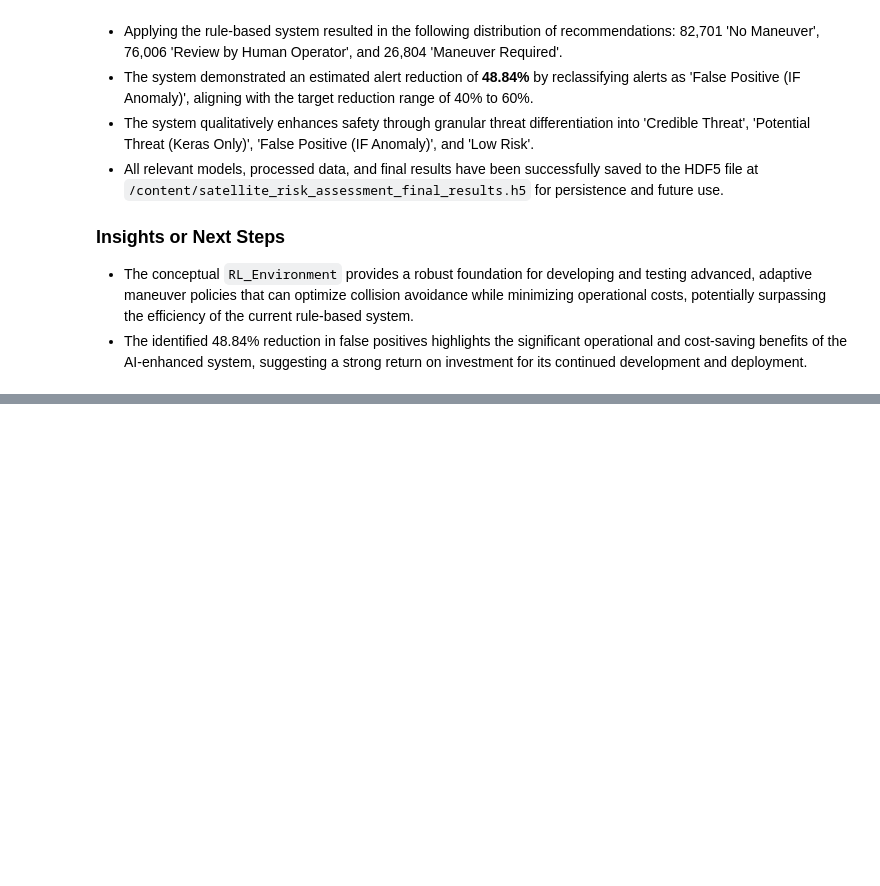
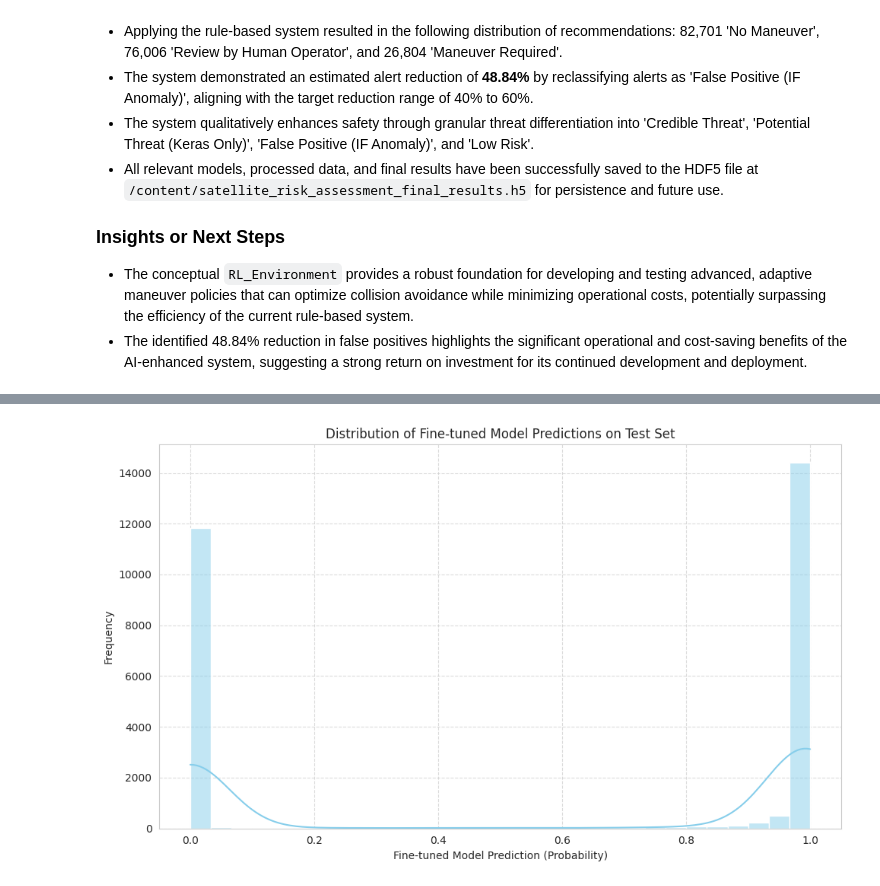
Before and after one commit to ayaemad10/Arduino_Robotics, a Jupyter notebook: Secound_Model_Conjuntion.ipynb, the cells around one changed output, grey strips where cells are left out. Cells and saved outputs as stored; diff of their text form; code cells hidden in the pictures; blank space fills up the shorter version.

```diff
--- a/Secound_Model_Conjuntion.ipynb
+++ b/Secound_Model_Conjuntion.ipynb
@@ -1031,0 +1011,24 @@ The AI-enhanced decision support system provides a comprehensive approach to sat
+# %%
+from sklearn.model_selection import train_test_split
+
+# For this demonstration, let's consider a simplified feature set (X) and a target (y).
+# We'll use the features previously selected for Isolation Forest and the fine_tuned_model_prediction as a pseudo-target.
+
+# Define features (X) - using scaled features for consistency with previous steps
+X = scaled_features_df
+# Define target (y) - using the Keras model's prediction as an example target for splitting demonstration
+y = df['fine_tuned_model_prediction']
+
+# First, split into training (70%) and a temporary set (30%)
+X_train, X_temp, y_train, y_temp = train_test_split(X, y, test_size=0.3, random_state=42)
+
+# Then, split the temporary set into validation (15%) and test (15%)
+# 0.5 of the 30% temporary set is 15% of the original dataset
+X_val, X_test, y_val, y_test = train_test_split(X_temp, y_temp, test_size=0.5, random_state=42)
+
+print(f"Shape of X_train: {X_train.shape}")
+print(f"Shape of y_train: {y_train.shape}")
+print(f"Shape of X_val: {X_val.shape}")
+print(f"Shape of y_val: {y_val.shape}")
+print(f"Shape of X_test: {X_test.shape}")
+print(f"Shape of y_test: {y_test.shape}")
@@ -1031,0 +1046,17 @@ The AI-enhanced decision support system provides a comprehensive approach to sat
+# %%
+import matplotlib.pyplot as plt
+import seaborn as sns
+
+# Ensure the data for plotting is linked to the correct split
+# For this demonstration, we will visualize the distribution of fine_tuned_model_prediction for the test set.
+
+plt.figure(figsize=(10, 6))
+sns.histplot(y_test, bins=30, kde=True, color='skyblue')
+plt.title('Distribution of Fine-tuned Model Predictions on Test Set')
+plt.xlabel('Fine-tuned Model Prediction (Probability)')
+plt.ylabel('Frequency')
+plt.grid(True, linestyle='--', alpha=0.7)
+plt.tight_layout()
+plt.show()
+# %% [output]
+[figure, added]
```
Also changed, not shown: parts of 22 cells of this notebook.
